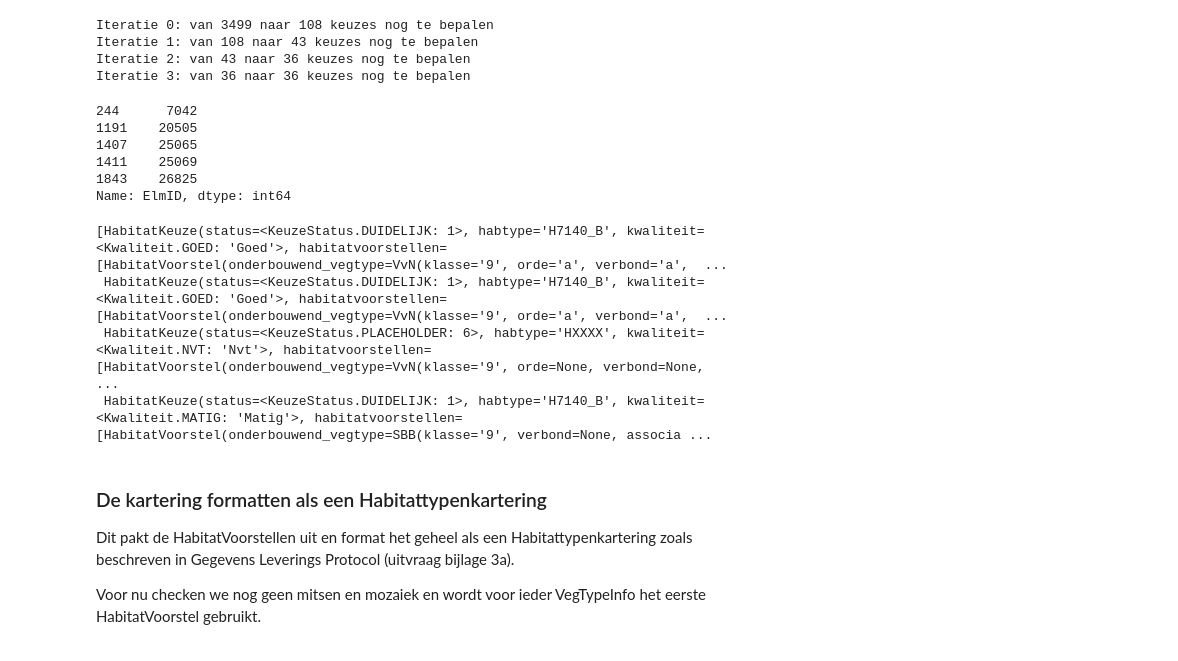
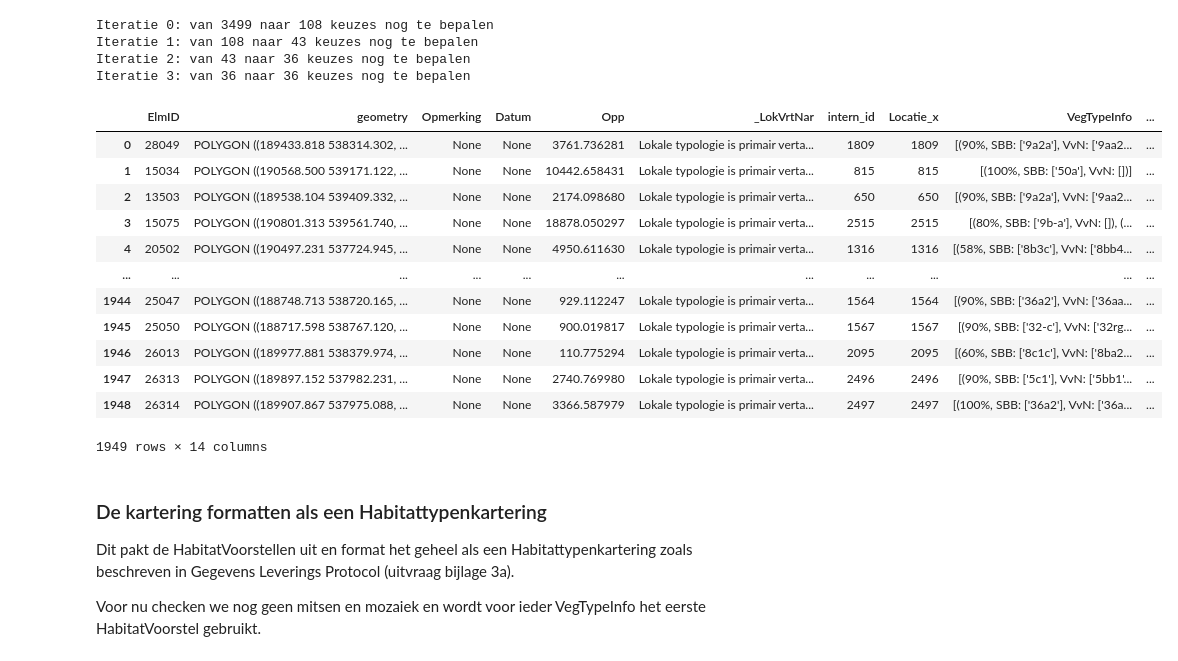
Before and after one commit to Spheer-ai/veg2hab, a Jupyter notebook: notebooks/functionality_test.ipynb, the cells around one changed output. Cells and saved outputs as stored; diff of their text form; code cells hidden in the pictures.

```diff
--- a/notebooks/functionality_test.ipynb
+++ b/notebooks/functionality_test.ipynb
@@ -164,23 +164,22 @@ Iteratie 0: van 3499 naar 108 keuzes nog te bepalen
 Iteratie 1: van 108 naar 43 keuzes nog te bepalen
 Iteratie 2: van 43 naar 36 keuzes nog te bepalen
 Iteratie 3: van 36 naar 36 keuzes nog te bepalen
-# %%
-g = access_kartering.gdf
-g["ElmID"][g["HabitatKeuze"].apply(lambda x: not all([keuze.zelfstandig for keuze in x]))]
-# %% [output]
-244      7042
-1191    20505
-1407    25065
-1411    25069
-1843    26825
-Name: ElmID, dtype: int64
-# %%
-g[g["ElmID"] == 25065].HabitatKeuze.iloc[0]
-# %% [output]
-[HabitatKeuze(status=<KeuzeStatus.DUIDELIJK: 1>, habtype='H7140_B', kwaliteit=<Kwaliteit.GOED: 'Goed'>, habitatvoorstellen=[HabitatVoorstel(onderbouwend_vegtype=VvN(klasse='9', orde='a', verbond='a',  ...
- HabitatKeuze(status=<KeuzeStatus.DUIDELIJK: 1>, habtype='H7140_B', kwaliteit=<Kwaliteit.GOED: 'Goed'>, habitatvoorstellen=[HabitatVoorstel(onderbouwend_vegtype=VvN(klasse='9', orde='a', verbond='a',  ...
- HabitatKeuze(status=<KeuzeStatus.PLACEHOLDER: 6>, habtype='HXXXX', kwaliteit=<Kwaliteit.NVT: 'Nvt'>, habitatvoorstellen=[HabitatVoorstel(onderbouwend_vegtype=VvN(klasse='9', orde=None, verbond=None,  ...
- HabitatKeuze(status=<KeuzeStatus.DUIDELIJK: 1>, habtype='H7140_B', kwaliteit=<Kwaliteit.MATIG: 'Matig'>, habitatvoorstellen=[HabitatVoorstel(onderbouwend_vegtype=SBB(klasse='9', verbond=None, associa ...
+# %%
+access_kartering.gdf
+# %% [output]
+|  | ElmID | geometry | Opmerking | Datum | Opp | _LokVrtNar | intern_id | Locatie_x | VegTypeInfo | ... |
+| 0 | 28049 | POLYGON ((189433.818 538314.302, ... | None | None | 3761.736281 | Lokale typologie is primair verta... | 1809 | 1809 | [(90%, SBB: ['9a2a'], VvN: ['9aa2... | ... |
+| 1 | 15034 | POLYGON ((190568.500 539171.122, ... | None | None | 10442.658431 | Lokale typologie is primair verta... | 815 | 815 | [(100%, SBB: ['50a'], VvN: [])] | ... |
+| 2 | 13503 | POLYGON ((189538.104 539409.332, ... | None | None | 2174.098680 | Lokale typologie is primair verta... | 650 | 650 | [(90%, SBB: ['9a2a'], VvN: ['9aa2... | ... |
+| 3 | 15075 | POLYGON ((190801.313 539561.740, ... | None | None | 18878.050297 | Lokale typologie is primair verta... | 2515 | 2515 | [(80%, SBB: ['9b-a'], VvN: []), (... | ... |
+| 4 | 20502 | POLYGON ((190497.231 537724.945, ... | None | None | 4950.611630 | Lokale typologie is primair verta... | 1316 | 1316 | [(58%, SBB: ['8b3c'], VvN: ['8bb4... | ... |
+| ... | ... | ... | ... | ... | ... | ... | ... | ... | ... | ... |
+| 1944 | 25047 | POLYGON ((188748.713 538720.165, ... | None | None | 929.112247 | Lokale typologie is primair verta... | 1564 | 1564 | [(90%, SBB: ['36a2'], VvN: ['36aa... | ... |
+| 1945 | 25050 | POLYGON ((188717.598 538767.120, ... | None | None | 900.019817 | Lokale typologie is primair verta... | 1567 | 1567 | [(90%, SBB: ['32-c'], VvN: ['32rg... | ... |
+| 1946 | 26013 | POLYGON ((189977.881 538379.974, ... | None | None | 110.775294 | Lokale typologie is primair verta... | 2095 | 2095 | [(60%, SBB: ['8c1c'], VvN: ['8ba2... | ... |
+| 1947 | 26313 | POLYGON ((189897.152 537982.231, ... | None | None | 2740.769980 | Lokale typologie is primair verta... | 2496 | 2496 | [(90%, SBB: ['5c1'], VvN: ['5bb1'... | ... |
+| 1948 | 26314 | POLYGON ((189907.867 537975.088, ... | None | None | 3366.587979 | Lokale typologie is primair verta... | 2497 | 2497 | [(100%, SBB: ['36a2'], VvN: ['36a... | ... |
+1949 rows × 14 columns
 # %% [markdown]
 ### De kartering formatten als een Habitattypenkartering
 
```
Also changed, not shown: 2 other files.
